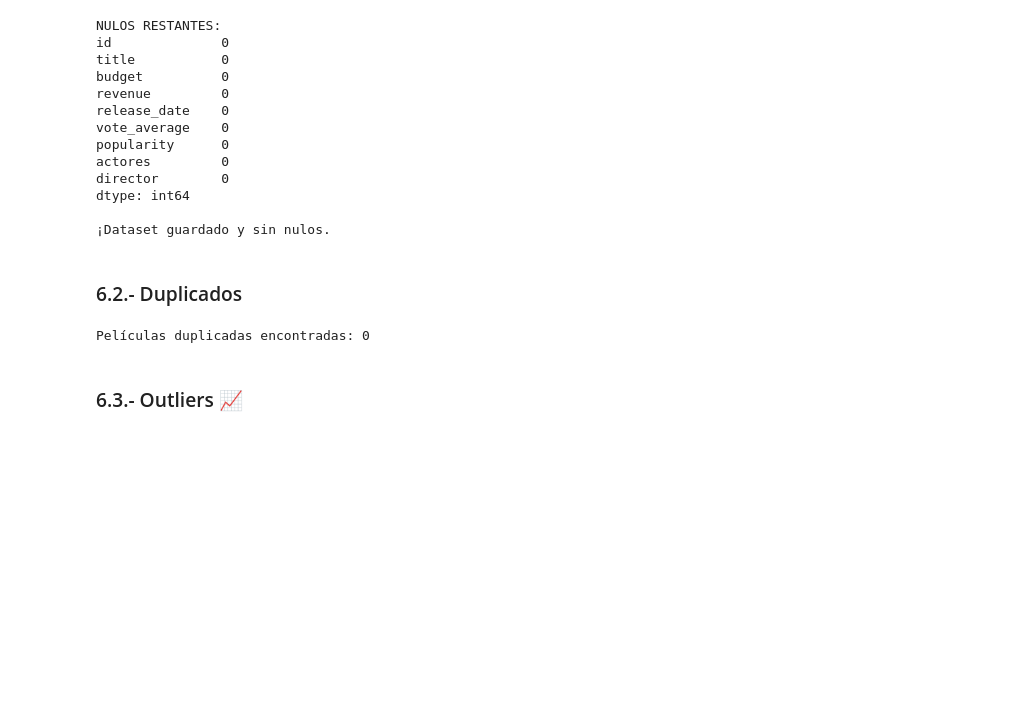
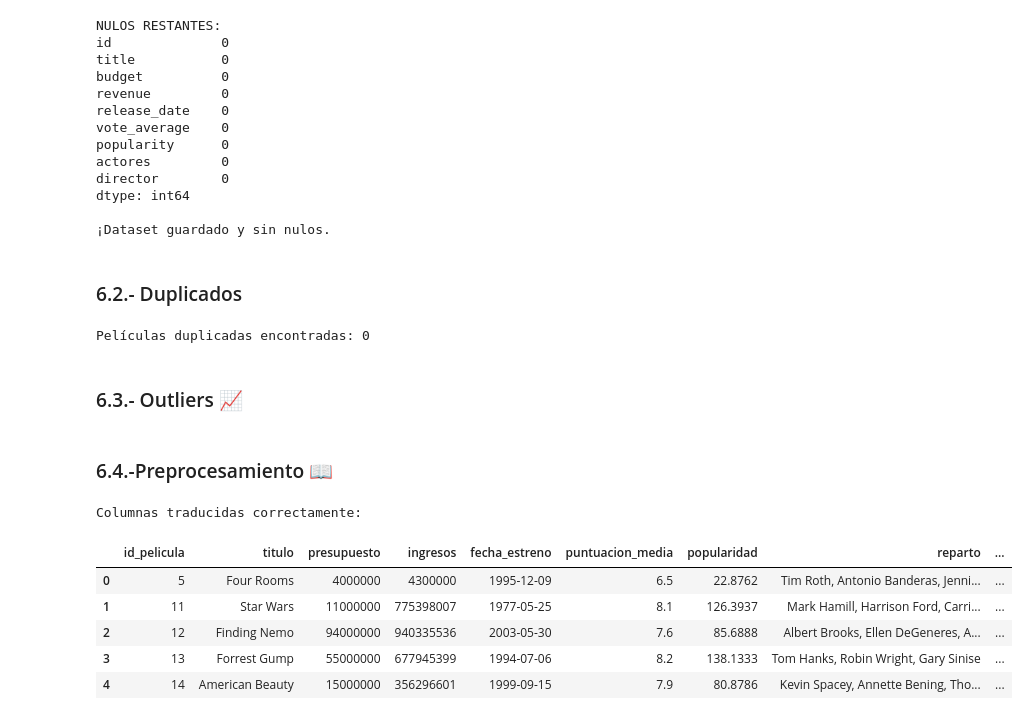
Before and after one commit to CesaReveron/An-lisis-de-Dataset-5000-Peliculas, a Jupyter notebook: analisis_previo.ipynb, the cells around one changed output. Drawn from its saved outputs; the diff is of its cells as text; code cells hidden in the pictures; blank space fills up the shorter version.

Commit message:
Preprocesamiento
Cambio de idioma en las columnas

```diff
--- a/analisis_previo.ipynb
+++ b/analisis_previo.ipynb
@@ -316,3 +306,37 @@ df_analitico = df_analitico[df_analitico['revenue'] >= 0]
 
 # Filtrar fechas imposibles (ej. antes de 1900 si las hay)
 df_analitico = df_analitico[df_analitico['release_date'] > pd.to_datetime('1900-01-01').date()]
+# %% [markdown]
+### 6.4.-Preprocesamiento 📖
+# %%
+# Definimos el diccionario de traducción
+columnas_espanol = {
+    'id': 'id_pelicula',
+    'title': 'titulo',
+    'budget': 'presupuesto',
+    'revenue': 'ingresos',
+    'release_date': 'fecha_estreno',
+    'vote_average': 'puntuacion_media',
+    'popularity': 'popularidad',
+    'actores': 'reparto',
+    'director': 'director',
+    'año': 'anio_estreno',
+    'mes': 'mes_estreno',
+    'ganancia': 'beneficio',
+    'roi': 'retorno_inversion'
+}
+
+# Renombramos las columnas en el DataFrame
+df_analitico = df_analitico.rename(columns=columnas_espanol)
+
+# Mostramos cómo ha quedado
+print("Columnas traducidas correctamente:")
+display(df_analitico.head())
+# %% [output]
+Columnas traducidas correctamente:
+|  | id_pelicula | titulo | presupuesto | ingresos | fecha_estreno | puntuacion_media | popularidad | reparto | ... |
+| 0 | 5 | Four Rooms | 4000000 | 4300000 | 1995-12-09 | 6.5 | 22.8762 | Tim Roth, Antonio Banderas, Jenni... | ... |
+| 1 | 11 | Star Wars | 11000000 | 775398007 | 1977-05-25 | 8.1 | 126.3937 | Mark Hamill, Harrison Ford, Carri... | ... |
+| 2 | 12 | Finding Nemo | 94000000 | 940335536 | 2003-05-30 | 7.6 | 85.6888 | Albert Brooks, Ellen DeGeneres, A... | ... |
+| 3 | 13 | Forrest Gump | 55000000 | 677945399 | 1994-07-06 | 8.2 | 138.1333 | Tom Hanks, Robin Wright, Gary Sinise | ... |
+| 4 | 14 | American Beauty | 15000000 | 356296601 | 1999-09-15 | 7.9 | 80.8786 | Kevin Spacey, Annette Bening, Tho... | ... |
```
Also changed, not shown: parts of 2 cells of this notebook.
